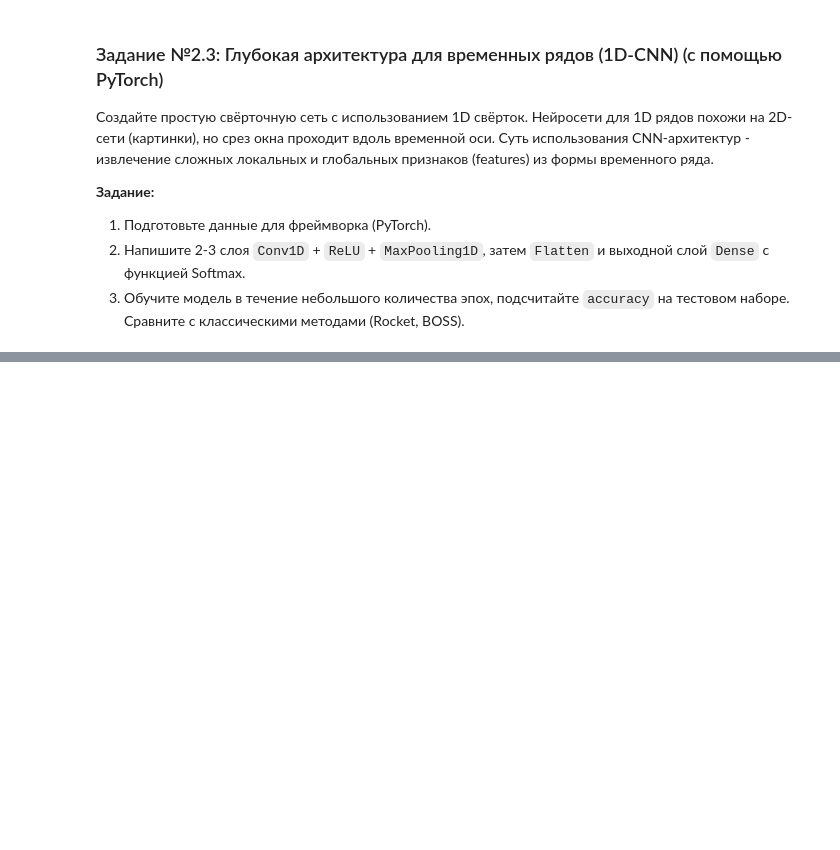
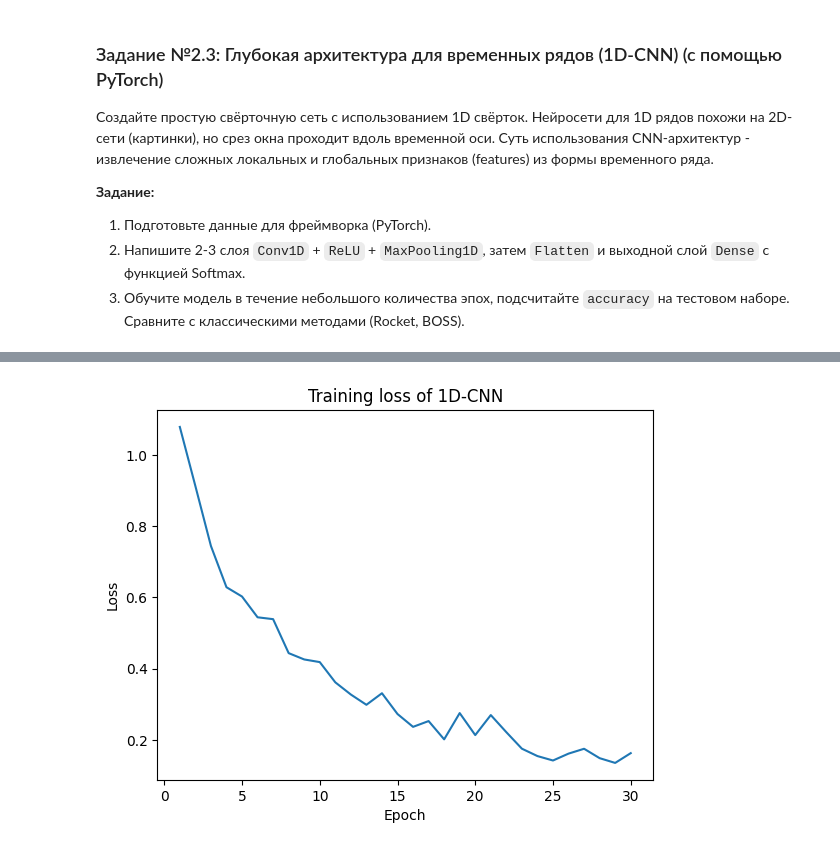
Before and after one commit to Thothmes/TimeSeriesLabs, a Jupyter notebook: practice7.ipynb, the cells around one changed output, grey strips where cells are left out. Cells and saved outputs as stored; diff of their text form; code cells hidden in the pictures; blank space fills up the shorter version.

```diff
--- a/practice7.ipynb
+++ b/practice7.ipynb
@@ -75,4 +107,13 @@ import time
 # %%
 from sktime.classification.dictionary_based import ContractableBOSS
 
-# Ваш код здесь...
+boss = ContractableBOSS(n_parameter_samples=25, time_limit_in_minutes=2, random_state=42)
+start = time.time()
+boss.fit(X_train, y_train)
+train_time_boss = time.time() - start
+
+y_pred_boss = boss.predict(X_test)
+acc_boss = accuracy_score(y_test, y_pred_boss)
+
+print(f"cBOSS accuracy: {acc_boss:.4f}")
+print(f"cBOSS training time: {train_time_boss:.2f} sec")
@@ -95,25 +139,31 @@ from sklearn.preprocessing import LabelEncoder
 import time
 import matplotlib.pyplot as plt
 # %%
-# 1. Построение простой архитектуры 1D-CNN
+import torch
+import torch.nn as nn
+import torch.optim as optim
+from torch.utils.data import TensorDataset, DataLoader
+from sklearn.preprocessing import LabelEncoder
+
+X_train_t = torch.tensor(X_train.astype(np.float32))
+X_test_t = torch.tensor(X_test.astype(np.float32))
+y_train_t = torch.tensor(y_train.astype(np.int64))
+y_test_t = torch.tensor(y_test.astype(np.int64))
+
+batch_size = 16
+train_loader = DataLoader(TensorDataset(X_train_t, y_train_t), batch_size=batch_size, shuffle=True)
+test_loader = DataLoader(TensorDataset(X_test_t, y_test_t), batch_size=batch_size, shuffle=False)
+
 class Simple1DCNN(nn.Module):
     def __init__(self, num_classes):
-        super(Simple1DCNN, self).__init__()
-        # Входной канал = 1 (так как у нас одномерный временной ряд)
-        self.conv1 = nn.Conv1d(in_channels=1, out_channels=32, kernel_size=3)
+        super().__init__()
+        self.conv1 = nn.Conv1d(1, 32, kernel_size=3)
         self.relu1 = nn.ReLU()
-        self.pool1 = nn.MaxPool1d(kernel_size=2)
-
-        self.conv2 = nn.Conv1d(in_channels=32, out_channels=64, kernel_size=3)
+        self.pool1 = nn.MaxPool1d(2)
+        self.conv2 = nn.Conv1d(32, 64, kernel_size=3)
         self.relu2 = nn.ReLU()
-        self.pool2 = nn.MaxPool1d(kernel_size=2)
-
+        self.pool2 = nn.MaxPool1d(2)
         self.flatten = nn.Flatten()
-
-        # Вычисляем размер после сверток и пулинга (для ArrowHead с длиной 251)
-        # После conv1: 251 - 3 + 1 = 249. pool1: 249 // 2 = 124
-        # После conv2: 124 - 3 + 1 = 122. pool2: 122 // 2 = 61
-        # Итого: 64 канала * 61 = 3904
         self.fc1 = nn.Linear(64 * 61, 128)
         self.relu3 = nn.ReLU()
         self.fc2 = nn.Linear(128, num_classes)
@@ -125,3 +175,51 @@ class Simple1DCNN(nn.Module):
         x = self.relu3(self.fc1(x))
         x = self.fc2(x)
         return x
+
+device = torch.device("cuda" if torch.cuda.is_available() else "cpu")
+model = Simple1DCNN(num_classes=len(np.unique(y_train))).to(device)
+criterion = nn.CrossEntropyLoss()
+optimizer = optim.Adam(model.parameters(), lr=0.001)
+
+epochs = 30
+train_losses = []
+model.train()
+start = time.time()
+for epoch in range(epochs):
+    running_loss = 0.0
+    for inputs, labels in train_loader:
+        inputs, labels = inputs.to(device), labels.to(device)
+        optimizer.zero_grad()
+        outputs = model(inputs)
+        loss = criterion(outputs, labels)
+        loss.backward()
+        optimizer.step()
+        running_loss += loss.item() * inputs.size(0)
+    epoch_loss = running_loss / len(train_loader.dataset)
+    train_losses.append(epoch_loss)
+    if (epoch+1) % 10 == 0:
+        print(f"Epoch {epoch+1}/{epochs}, Loss: {epoch_loss:.4f}")
+
+train_time_cnn = time.time() - start
+
+model.eval()
+correct = 0
+total = 0
+with torch.no_grad():
+    for inputs, labels in test_loader:
+        inputs, labels = inputs.to(device), labels.to(device)
+        outputs = model(inputs)
+        _, predicted = torch.max(outputs, 1)
+        total += labels.size(0)
+        correct += (predicted == labels).sum().item()
+acc_cnn = correct / total
+
+print(f"1D-CNN accuracy: {acc_cnn:.4f}")
+print(f"1D-CNN training time: {train_time_cnn:.2f} sec")
+
+plt.plot(range(1, epochs+1), train_losses)
+plt.xlabel("Epoch")
+plt.ylabel("Loss")
+plt.title("Training loss of 1D-CNN")
+plt.show()
+# %% [output]
@@ -128 +231,2 @@ class Simple1DCNN(nn.Module):
+[figure, added]
 # %%
```
Also changed, not shown: parts of 6 cells of this notebook, 5 other files.
